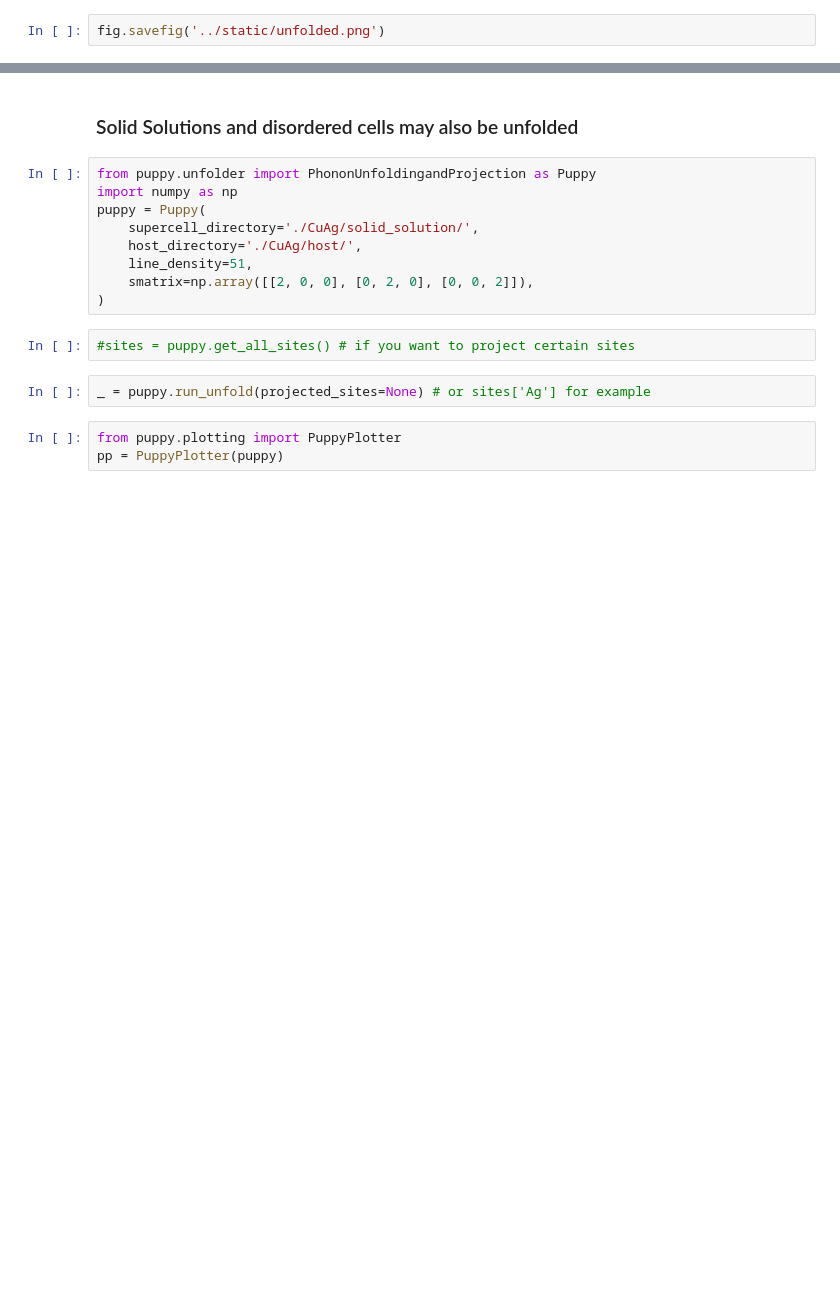
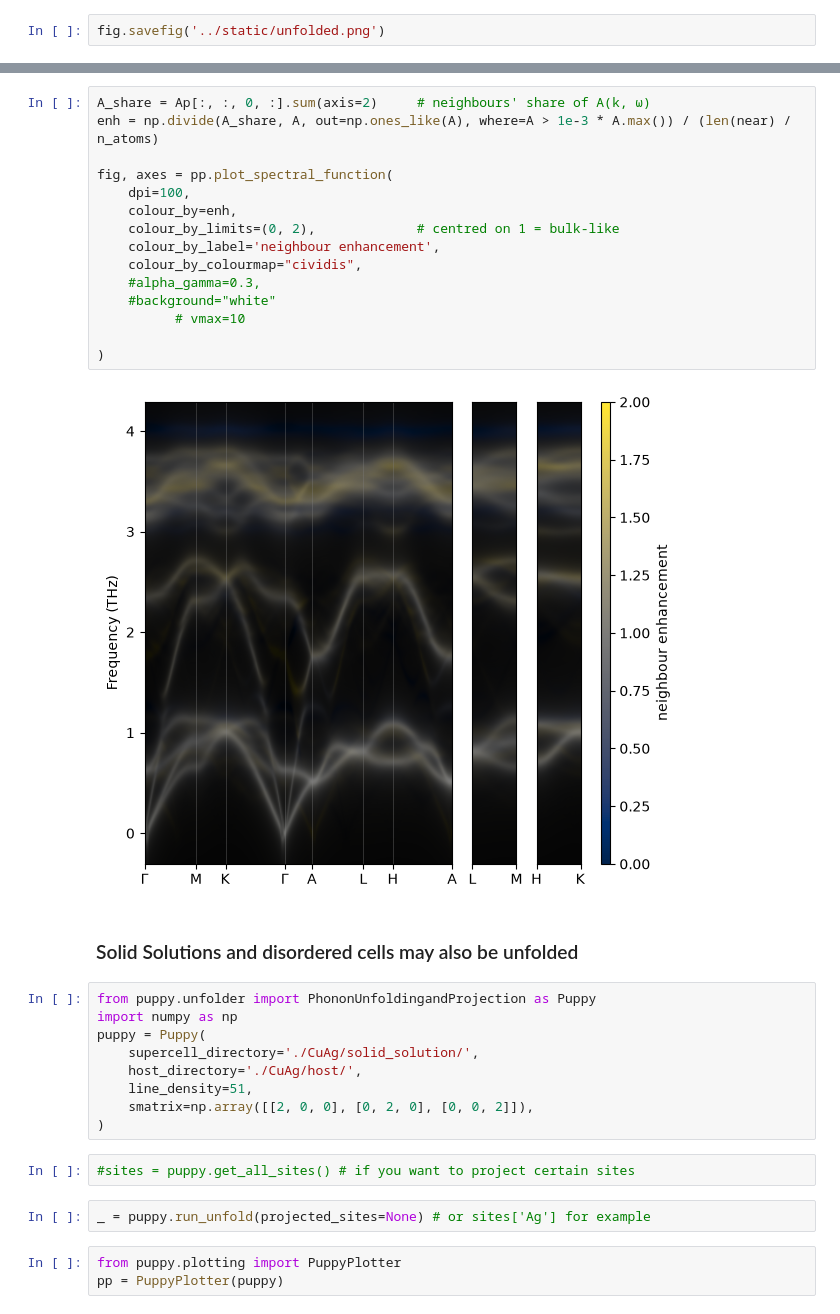
Before and after one commit to badw/puppy, a Jupyter notebook: examples/example.ipynb, the cells around one changed output, grey strips where cells are left out. Cells and saved outputs as stored; diff of their text form; blank space fills up the shorter version.

```diff
--- a/examples/example.ipynb
+++ b/examples/example.ipynb
@@ -59,3 +112,20 @@ fig.savefig('../static/unfolded.png')
+# %%
+A_share = Ap[:, :, 0, :].sum(axis=2)     # neighbours' share of A(k, ω)
+enh = np.divide(A_share, A, out=np.ones_like(A), where=A > 1e-3 * A.max()) / (len(near) / n_atoms)
+
+fig, axes = pp.plot_spectral_function(
+    dpi=100,
+    colour_by=enh,
+    colour_by_limits=(0, 2),             # centred on 1 = bulk-like
+    colour_by_label='neighbour enhancement',
+    colour_by_colourmap="cividis",
+    #alpha_gamma=0.3,
+    #background="white"
+          # vmax=10
+
+)
+# %% [output]
+[figure, added]
 # %% [markdown]
 ### Solid Solutions and disordered cells may also be unfolded
 # %%
```
Also changed, not shown: parts of 9 cells of this notebook, 6 other files.
